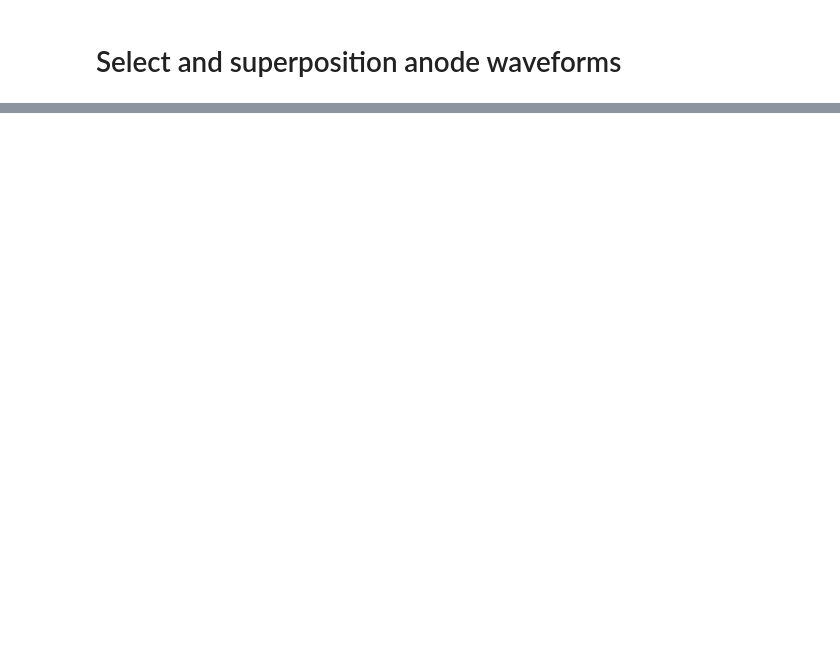
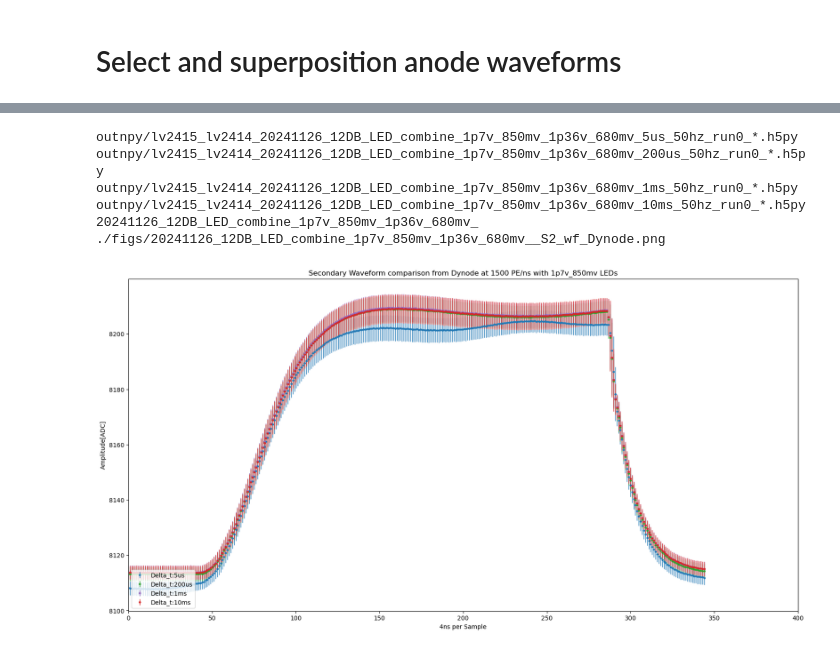
Before and after one commit to Westlake-University-Lsc-lab/ProcessLocalData, a Jupyter notebook: CombineWaveform.ipynb, the cells around one changed output, grey strips where cells are left out. Cells and saved outputs as stored; diff of their text form; code cells hidden in the pictures; blank space fills up the shorter version.

```diff
--- a/CombineWaveform.ipynb
+++ b/CombineWaveform.ipynb
@@ -572,0 +138,13 @@ plt.show()
+# %%
+file_list = 'runlist/npylist_1p7'
+Channel = 'Dynode'
+mea_5us, std_5us, mea_200us, std_200us, mea_1ms, std_1ms, mea_10ms, std_10ms, led_config = calculate_wf_data_array(file_list, Channel=Channel)
+Plot_Waveform(mea_5us, std_5us, mea_200us, std_200us, mea_1ms, std_1ms, mea_10ms, std_10ms, led_config , Channel)
+# %% [output]
+outnpy/lv2415_lv2414_20241126_12DB_LED_combine_1p7v_850mv_1p36v_680mv_5us_50hz_run0_*.h5py
+outnpy/lv2415_lv2414_20241126_12DB_LED_combine_1p7v_850mv_1p36v_680mv_200us_50hz_run0_*.h5py
+outnpy/lv2415_lv2414_20241126_12DB_LED_combine_1p7v_850mv_1p36v_680mv_1ms_50hz_run0_*.h5py
+outnpy/lv2415_lv2414_20241126_12DB_LED_combine_1p7v_850mv_1p36v_680mv_10ms_50hz_run0_*.h5py
+20241126_12DB_LED_combine_1p7v_850mv_1p36v_680mv_
+./figs/20241126_12DB_LED_combine_1p7v_850mv_1p36v_680mv__S2_wf_Dynode.png
+[figure, added]
```
Also changed, not shown: parts of 51 cells of this notebook.
